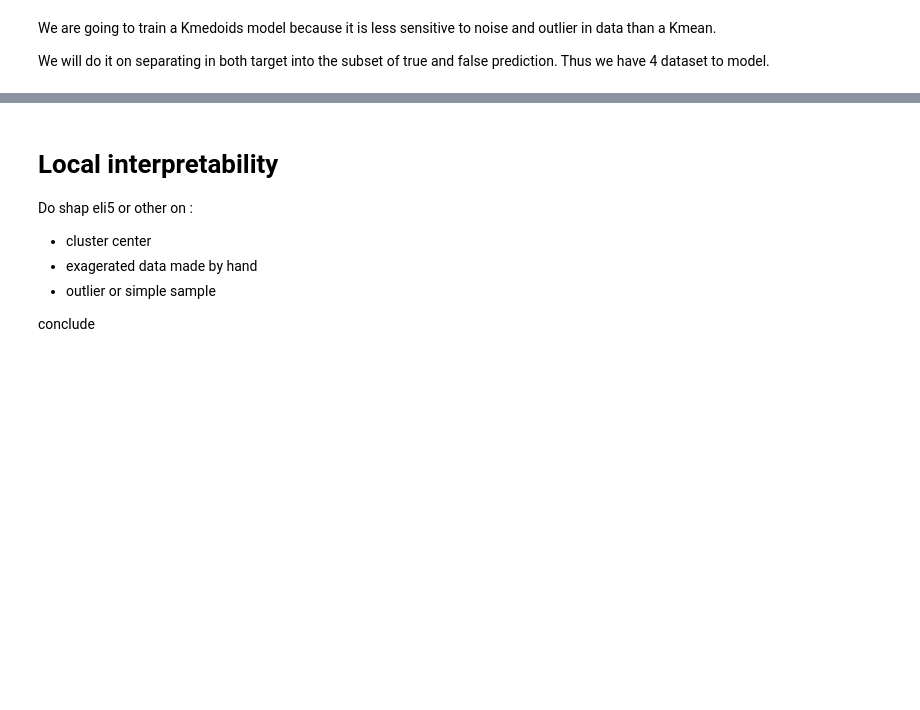
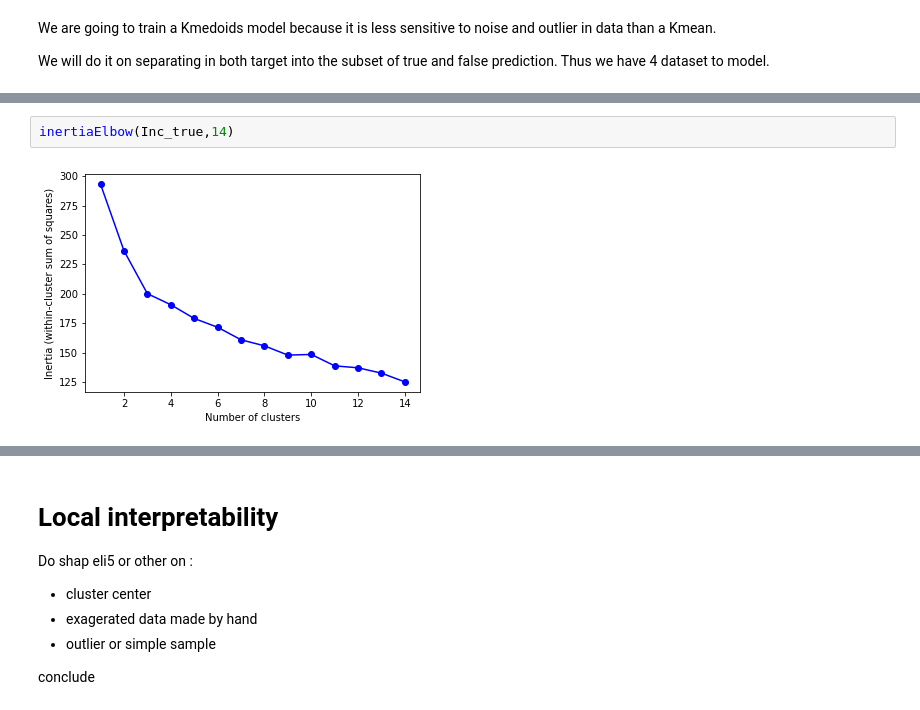
Before and after one commit to Emmalito/ML_BC2, a Jupyter notebook: src/4_Interpretability.ipynb, the cells around one changed output, grey strips where cells are left out. Saved outputs shown, nothing was run; the diff lists cells and outputs as text; blank space fills up the shorter version.

```diff
--- a/src/4_Interpretability.ipynb
+++ b/src/4_Interpretability.ipynb
@@ -261,0 +310,4 @@ tty.describe()
+# %%
+inertiaElbow(Inc_true,14)
+# %% [output]
+[figure, added]
```
Also changed, not shown: parts of 16 cells of this notebook.
